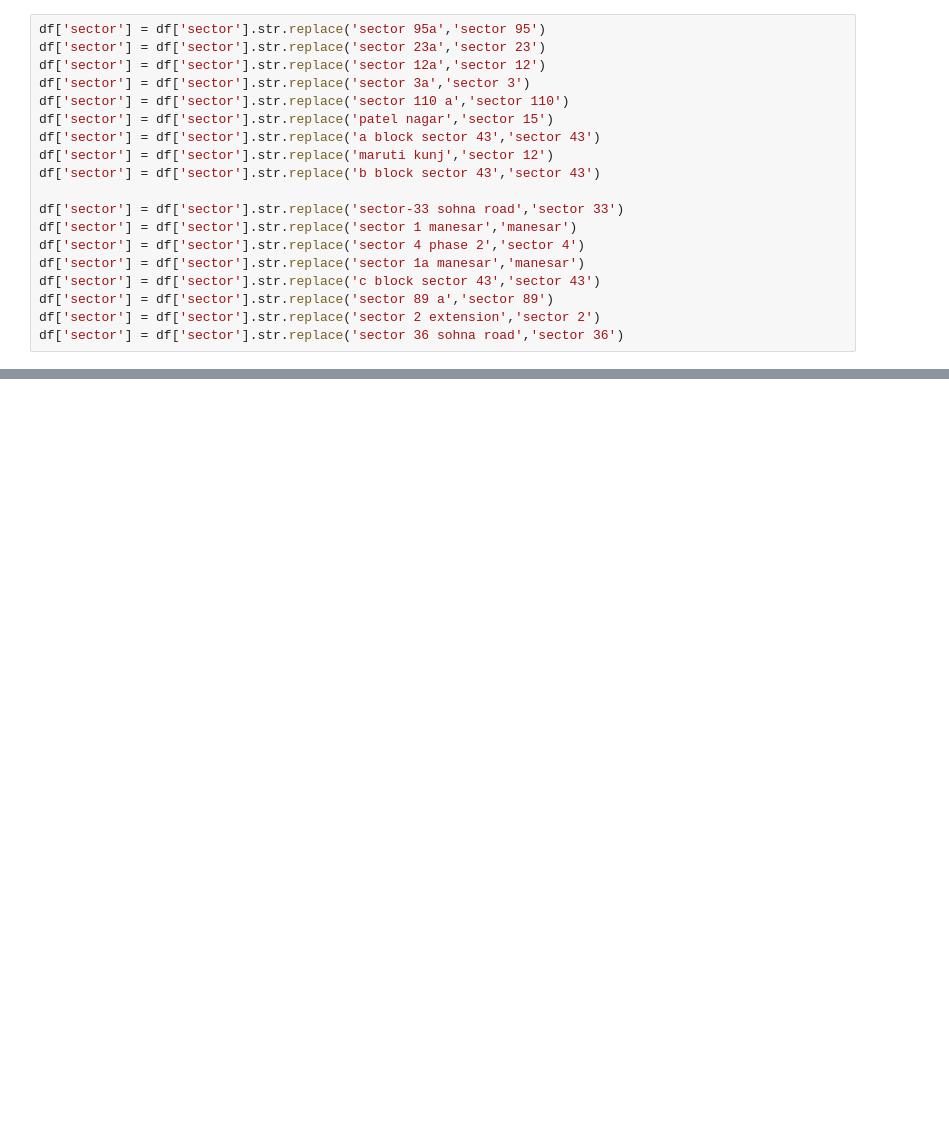
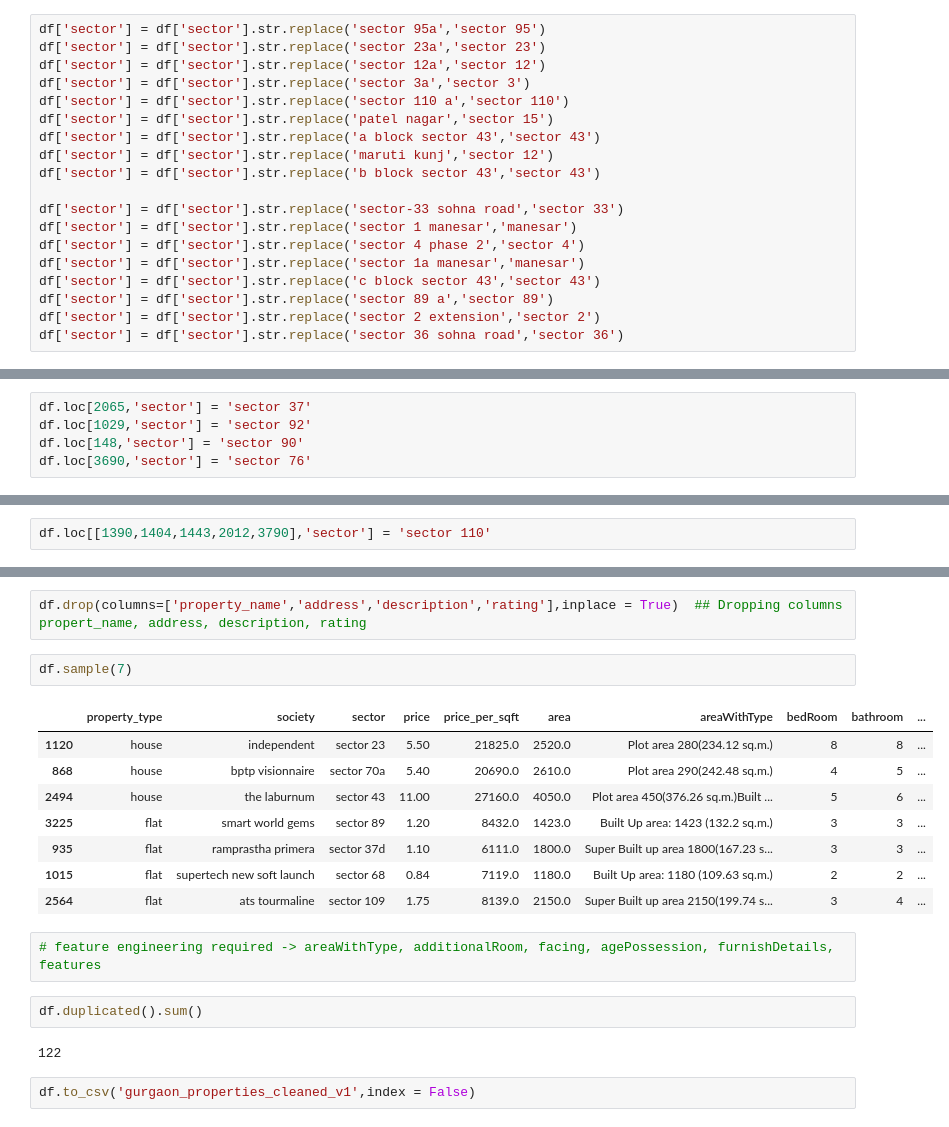
Before and after one commit to Shashan-k/Real-estate-Project, a Jupyter notebook: data-preprocessing-level-2_4.ipynb, the cells around one changed output, grey strips where cells are left out. Saved outputs shown, nothing was run; the diff lists cells and outputs as text; blank space fills up the shorter version.

```diff
--- a/data-preprocessing-level-2_4.ipynb
+++ b/data-preprocessing-level-2_4.ipynb
@@ -222,3 +222,8 @@ df[df['sector'] == 'new']
 | 1029 | 4 BHK Flat in New Gurgaon | flat | sare homes | new | 0.85 | 4786.0 | 1776.0 | Super Built up area 1776(165 sq.m.) | ... |
 | 2065 | 2 BHK Flat in New Gurgaon | flat | takshila heights sector 37 c | new | 0.67 | 5583.0 | 1200.0 | Super Built up area 1200(111.48 s... | ... |
 | 3690 | 4 BHK Flat in New Gurgaon | flat | dlf 76 | new | 4.00 | 11428.0 | 3500.0 | Carpet area: 3500 (325.16 sq.m.) | ... |
+# %%
+df.loc[2065,'sector'] = 'sector 37'
+df.loc[1029,'sector'] = 'sector 92'
+df.loc[148,'sector'] = 'sector 90'
+df.loc[3690,'sector'] = 'sector 76'
@@ -224,0 +239,2 @@ df[df['sector'] == 'new']
+# %%
+df.loc[[1390,1404,1443,2012,3790],'sector'] = 'sector 110'
@@ -224,0 +258,21 @@ df[df['sector'] == 'new']
+# %%
+df.drop(columns=['property_name','address','description','rating'],inplace = True)  ## Dropping columns propert_name, address, description, rating
+# %%
+df.sample(7)
+# %% [output]
+|  | property_type | society | sector | price | price_per_sqft | area | areaWithType | bedRoom | bathroom | ... |
+| 1120 | house | independent | sector 23 | 5.50 | 21825.0 | 2520.0 | Plot area 280(234.12 sq.m.) | 8 | 8 | ... |
+| 868 | house | bptp visionnaire | sector 70a | 5.40 | 20690.0 | 2610.0 | Plot area 290(242.48 sq.m.) | 4 | 5 | ... |
+| 2494 | house | the laburnum | sector 43 | 11.00 | 27160.0 | 4050.0 | Plot area 450(376.26 sq.m.)Built ... | 5 | 6 | ... |
+| 3225 | flat | smart world gems | sector 89 | 1.20 | 8432.0 | 1423.0 | Built Up area: 1423 (132.2 sq.m.) | 3 | 3 | ... |
+| 935 | flat | ramprastha primera | sector 37d | 1.10 | 6111.0 | 1800.0 | Super Built up area 1800(167.23 s... | 3 | 3 | ... |
+| 1015 | flat | supertech new soft launch | sector 68 | 0.84 | 7119.0 | 1180.0 | Built Up area: 1180 (109.63 sq.m.) | 2 | 2 | ... |
+| 2564 | flat | ats tourmaline | sector 109 | 1.75 | 8139.0 | 2150.0 | Super Built up area 2150(199.74 s... | 3 | 4 | ... |
+# %%
+# feature engineering required -> areaWithType, additionalRoom, facing, agePossession, furnishDetails, features
+# %%
+df.duplicated().sum()
+# %% [output]
+122
+# %%
+df.to_csv('gurgaon_properties_cleaned_v1',index = False)
```
Also changed, not shown: parts of 4 cells of this notebook.
